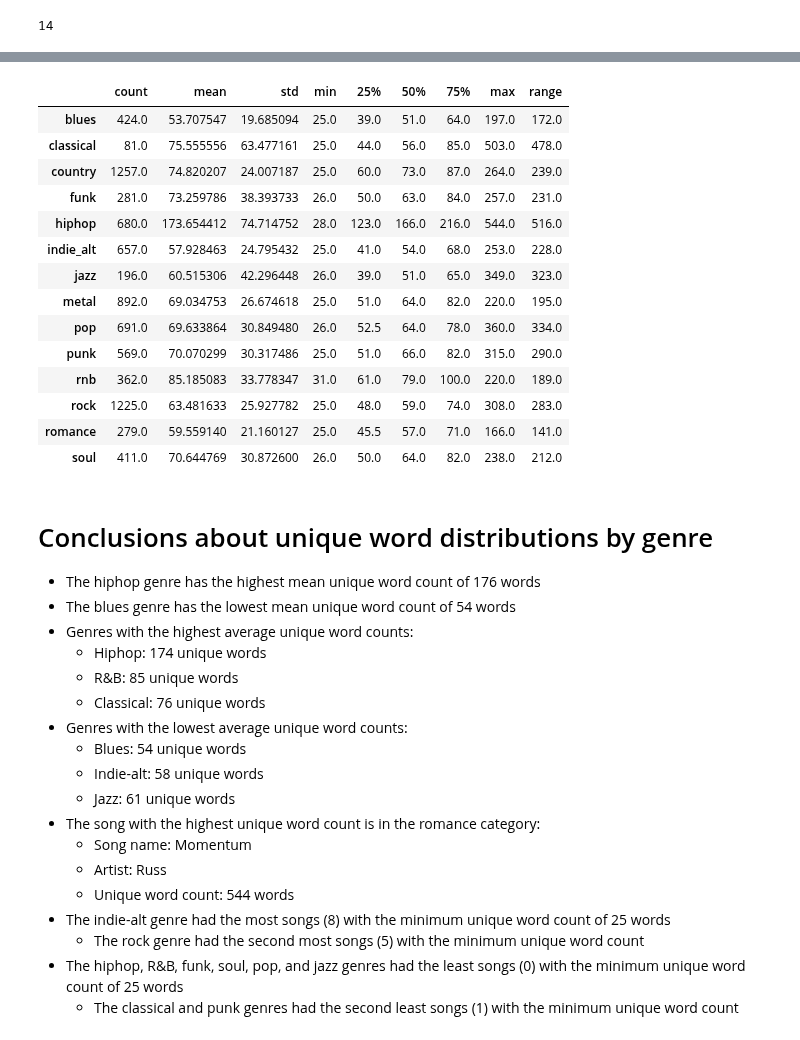
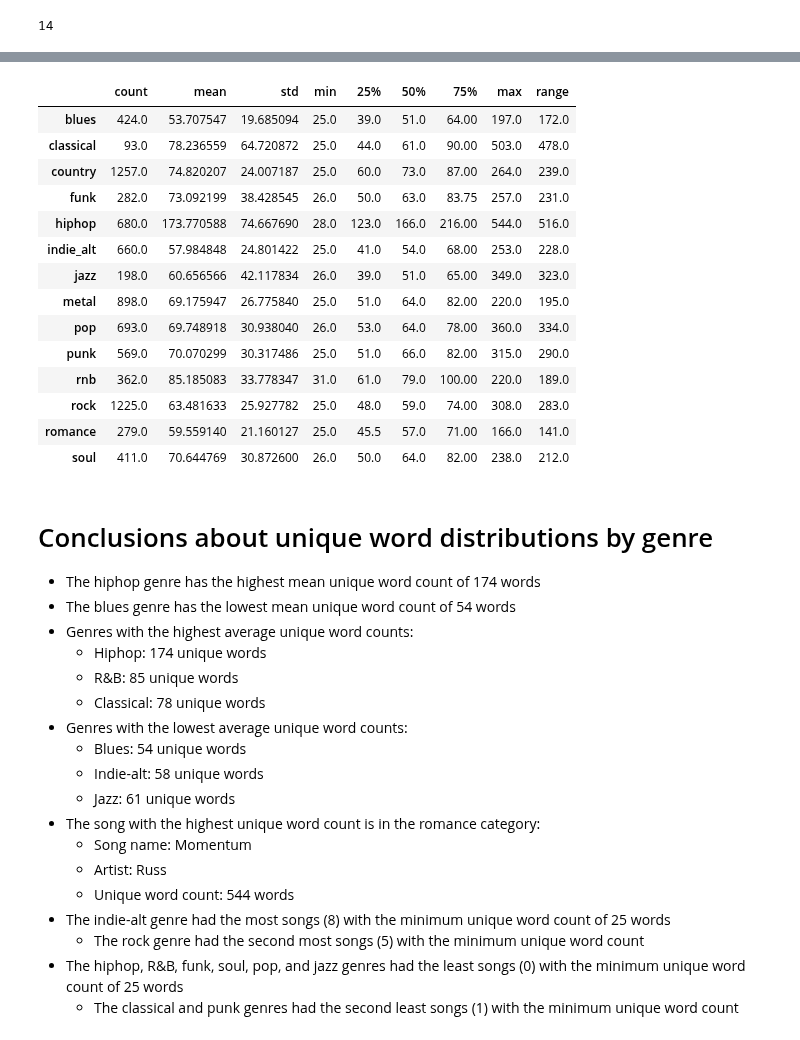
Before and after one commit to hannahkidwell/NLP-Spotify-Genres, a Jupyter notebook: Analysis/genre_by_word_count.ipynb, the cells around one changed output, grey strips where cells are left out. Cells and saved outputs as stored; diff of their text form; code cells hidden in the pictures.

```diff
--- a/Analysis/genre_by_word_count.ipynb
+++ b/Analysis/genre_by_word_count.ipynb
@@ -7,7 +7,7 @@ import time
 # %%
 # Create DataFrame from CSV file
 nlp_df = pd.read_csv('../Data/nlp_df.csv')
-nlp_df = nlp_df.drop(['non_alpha_words', 'words'], axis=1)
+nlp_df = nlp_df.drop(['non_alpha_words'], axis=1)
 nlp_df.head(3)
 # %% [output]
 |  | song | song_id | artist | artist_id | category | category_id | popularity | genres | ... |
@@ -67,9 +66,0 @@ len(nlp_df)
-# %%
-# Update word list
-words_list = []
-for index, row in nlp_df.iterrows():
-    filtered_words = row['filtered']
-    unique_words = list(set(filtered_words.strip().split(' ')))
-    words_list.extend(unique_words)
-word_columns = list(set(words_list))
-len(word_columns)
@@ -80,11 +66,0 @@ len(word_columns)
-# %%
-# Find songs indeces with one language that is not English
-one_lang_not_en = []
-mult_langs_not_en = []
-for index, row in nlp_df.iterrows():
-    if (row['language'][1] == '1') & (row['language'][5:7] != 'en'):
-        one_lang_not_en.append(index)
-    if (row['language'][1] != '1') & (row['language'][5:7] != 'en'):
-        mult_langs_not_en.append(index)
-print(len(one_lang_not_en))
-len(mult_langs_not_en)
@@ -94,10 +66,0 @@ len(mult_langs_not_en)
-# %%
-# Remove non English songs
-songs_to_keep = [78, 452, 715, 878, 1633, 2150, 2402, 2407, 2427, 2526, 2835, 2979, 3232,
-                 3359, 3791, 4368, 4643, 5692, 6328, 6379, 6387, 6523, 6722, 7853]
-songs_to_remove = [264, 924, 1610, 1618, 2299, 2368, 3688, 5482, 5656, 5658, 5688, 5695,
-                   5710, 5715, 5719, 5720, 5750, 5792, 6385]
-songs_to_remove.extend([item for item in one_lang_not_en if item not in songs_to_keep])
-nlp_df = nlp_df.drop(songs_to_remove)
-print(len(songs_to_remove))
-len(nlp_df)
@@ -370,32 +364,32 @@ Genres with songs that have the minimum unique word count of 25 words:
 # %%
 # Create DataFrame of unique word count distributions
 ranges = []
 for category in unique_word_distributions:
     ranges.append(unique_word_distributions[category]['max'] - unique_word_distributions[category]['min'])
 
 columns = ['count', 'mean', 'std', 'min', '25%', '50%', '75%', 'max', 'range']
 df_rows = []
 for index, category in enumerate(unique_word_distributions):
     distribution = list(unique_word_distributions[category])
     distribution.extend([ranges[index]])
     df_rows.append(distribution)
-word_count_df = pd.DataFrame(df_rows, index=list(unique_word_distributions.keys()), columns=columns)
-word_count_df
+unique_word_count_df = pd.DataFrame(df_rows, index=list(unique_word_distributions.keys()), columns=columns)
+unique_word_count_df
 # %% [output]
 |  | count | mean | std | min | 25% | 50% | 75% | max | range |
-| blues | 424.0 | 53.707547 | 19.685094 | 25.0 | 39.0 | 51.0 | 64.0 | 197.0 | 172.0 |
-| classical | 81.0 | 75.555556 | 63.477161 | 25.0 | 44.0 | 56.0 | 85.0 | 503.0 | 478.0 |
-| country | 1257.0 | 74.820207 | 24.007187 | 25.0 | 60.0 | 73.0 | 87.0 | 264.0 | 239.0 |
-| funk | 281.0 | 73.259786 | 38.393733 | 26.0 | 50.0 | 63.0 | 84.0 | 257.0 | 231.0 |
-| hiphop | 680.0 | 173.654412 | 74.714752 | 28.0 | 123.0 | 166.0 | 216.0 | 544.0 | 516.0 |
-| indie_alt | 657.0 | 57.928463 | 24.795432 | 25.0 | 41.0 | 54.0 | 68.0 | 253.0 | 228.0 |
-| jazz | 196.0 | 60.515306 | 42.296448 | 26.0 | 39.0 | 51.0 | 65.0 | 349.0 | 323.0 |
-| metal | 892.0 | 69.034753 | 26.674618 | 25.0 | 51.0 | 64.0 | 82.0 | 220.0 | 195.0 |
-| pop | 691.0 | 69.633864 | 30.849480 | 26.0 | 52.5 | 64.0 | 78.0 | 360.0 | 334.0 |
-| punk | 569.0 | 70.070299 | 30.317486 | 25.0 | 51.0 | 66.0 | 82.0 | 315.0 | 290.0 |
-| rnb | 362.0 | 85.185083 | 33.778347 | 31.0 | 61.0 | 79.0 | 100.0 | 220.0 | 189.0 |
-| rock | 1225.0 | 63.481633 | 25.927782 | 25.0 | 48.0 | 59.0 | 74.0 | 308.0 | 283.0 |
-| romance | 279.0 | 59.559140 | 21.160127 | 25.0 | 45.5 | 57.0 | 71.0 | 166.0 | 141.0 |
-| soul | 411.0 | 70.644769 | 30.872600 | 26.0 | 50.0 | 64.0 | 82.0 | 238.0 | 212.0 |
+| blues | 424.0 | 53.707547 | 19.685094 | 25.0 | 39.0 | 51.0 | 64.00 | 197.0 | 172.0 |
+| classical | 93.0 | 78.236559 | 64.720872 | 25.0 | 44.0 | 61.0 | 90.00 | 503.0 | 478.0 |
+| country | 1257.0 | 74.820207 | 24.007187 | 25.0 | 60.0 | 73.0 | 87.00 | 264.0 | 239.0 |
+| funk | 282.0 | 73.092199 | 38.428545 | 26.0 | 50.0 | 63.0 | 83.75 | 257.0 | 231.0 |
+| hiphop | 680.0 | 173.770588 | 74.667690 | 28.0 | 123.0 | 166.0 | 216.00 | 544.0 | 516.0 |
+| indie_alt | 660.0 | 57.984848 | 24.801422 | 25.0 | 41.0 | 54.0 | 68.00 | 253.0 | 228.0 |
+| jazz | 198.0 | 60.656566 | 42.117834 | 26.0 | 39.0 | 51.0 | 65.00 | 349.0 | 323.0 |
+| metal | 898.0 | 69.175947 | 26.775840 | 25.0 | 51.0 | 64.0 | 82.00 | 220.0 | 195.0 |
+| pop | 693.0 | 69.748918 | 30.938040 | 26.0 | 53.0 | 64.0 | 78.00 | 360.0 | 334.0 |
+| punk | 569.0 | 70.070299 | 30.317486 | 25.0 | 51.0 | 66.0 | 82.00 | 315.0 | 290.0 |
+| rnb | 362.0 | 85.185083 | 33.778347 | 31.0 | 61.0 | 79.0 | 100.00 | 220.0 | 189.0 |
+| rock | 1225.0 | 63.481633 | 25.927782 | 25.0 | 48.0 | 59.0 | 74.00 | 308.0 | 283.0 |
+| romance | 279.0 | 59.559140 | 21.160127 | 25.0 | 45.5 | 57.0 | 71.00 | 166.0 | 141.0 |
+| soul | 411.0 | 70.644769 | 30.872600 | 26.0 | 50.0 | 64.0 | 82.00 | 238.0 | 212.0 |
 # %%
 # Save DataFrame to CSV
@@ -403,11 +397,11 @@ word_count_df.to_csv('../Data/word_count.csv')
 # %% [markdown]
 # Conclusions about unique word distributions by genre
-- The hiphop genre has the highest mean unique word count of 176 words
+- The hiphop genre has the highest mean unique word count of 174 words
 - The blues genre has the lowest mean unique word count of 54 words
 - Genres with the highest average unique word counts:
     - Hiphop: 174 unique words
     - R&B: 85 unique words
-    - Classical: 76 unique words
+    - Classical: 78 unique words
 - Genres with the lowest average unique word counts:
     - Blues: 54 unique words
     - Indie-alt: 58 unique words
```
Also changed, not shown: parts of 18 cells of this notebook, 1 other file.
